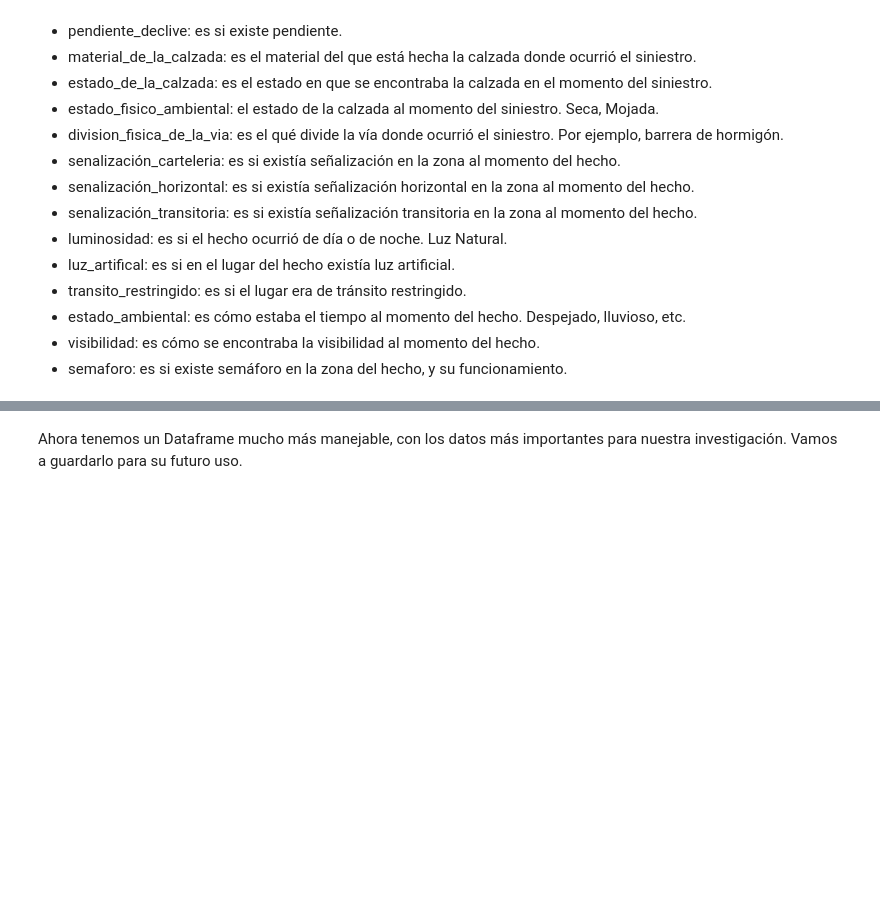
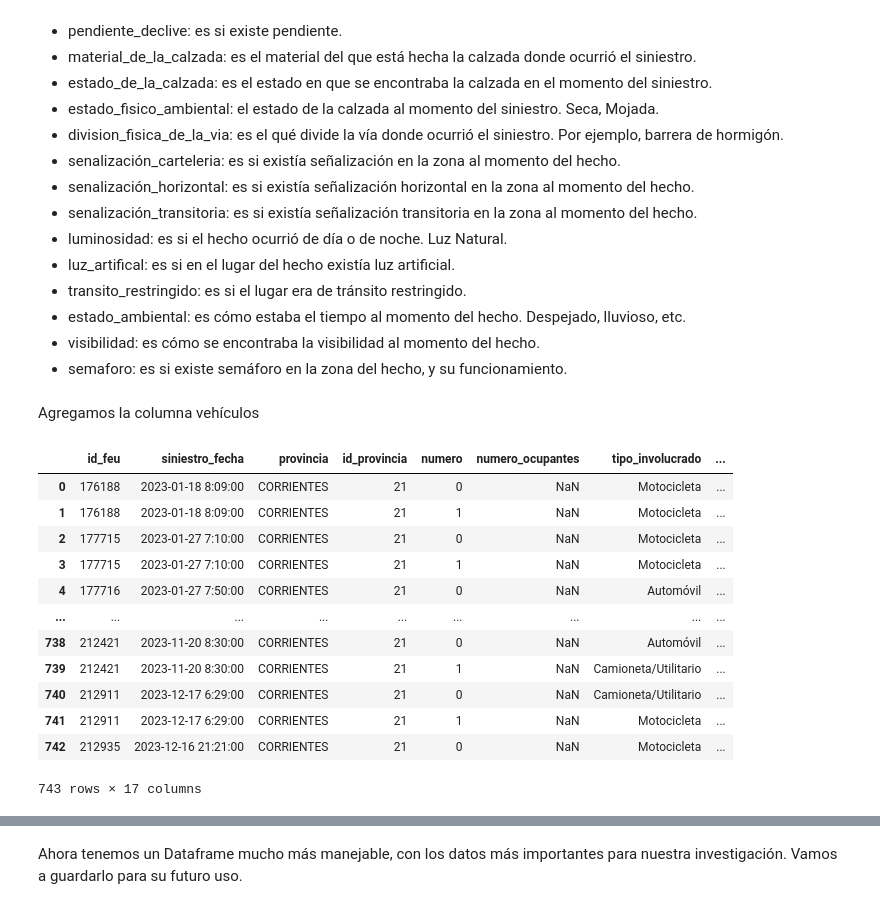
Before and after one commit to Lorenzo09/ChaqueChamigo, a Jupyter notebook: JupyterNotebooks/ETL_siniestros2023.ipynb, the cells around one changed output, grey strips where cells are left out. Saved outputs shown, nothing was run; the diff lists cells and outputs as text; code cells hidden in the pictures; blank space fills up the shorter version.

```diff
--- a/JupyterNotebooks/ETL_siniestros2023.ipynb
+++ b/JupyterNotebooks/ETL_siniestros2023.ipynb
@@ -196,3 +177,28 @@ columnas_a_eliminar = [
     ]
 
 df_2023filtrado = df_2023filtrado.drop(columns=columnas_a_eliminar)
+# %% [markdown]
+Agregamos la columna vehículos
+# %%
+# Ruta al dataset
+ruta_involucrados2023 = '../Datasets/feu-involucrado-descarga - (FC)feu-involucrado-2023 (1).csv'
+
+# Leer el archivo CSV directamente en un DataFrame
+df_inv2023 = pd.read_csv(ruta_involucrados2023)
+
+# Mostrar el DataFrame
+df_inv2023
+# %% [output]
+|  | id_feu | siniestro_fecha | provincia | id_provincia | numero | numero_ocupantes | tipo_involucrado | ... |
+| 0 | 176188 | 2023-01-18 8:09:00 | CORRIENTES | 21 | 0 | NaN | Motocicleta | ... |
+| 1 | 176188 | 2023-01-18 8:09:00 | CORRIENTES | 21 | 1 | NaN | Motocicleta | ... |
+| 2 | 177715 | 2023-01-27 7:10:00 | CORRIENTES | 21 | 0 | NaN | Motocicleta | ... |
+| 3 | 177715 | 2023-01-27 7:10:00 | CORRIENTES | 21 | 1 | NaN | Motocicleta | ... |
+| 4 | 177716 | 2023-01-27 7:50:00 | CORRIENTES | 21 | 0 | NaN | Automóvil | ... |
+| ... | ... | ... | ... | ... | ... | ... | ... | ... |
+| 738 | 212421 | 2023-11-20 8:30:00 | CORRIENTES | 21 | 0 | NaN | Automóvil | ... |
+| 739 | 212421 | 2023-11-20 8:30:00 | CORRIENTES | 21 | 1 | NaN | Camioneta/Utilitario | ... |
+| 740 | 212911 | 2023-12-17 6:29:00 | CORRIENTES | 21 | 0 | NaN | Camioneta/Utilitario | ... |
+| 741 | 212911 | 2023-12-17 6:29:00 | CORRIENTES | 21 | 1 | NaN | Motocicleta | ... |
+| 742 | 212935 | 2023-12-16 21:21:00 | CORRIENTES | 21 | 0 | NaN | Motocicleta | ... |
+743 rows × 17 columns
```
Also changed, not shown: parts of 5 cells of this notebook, 31 other files.
